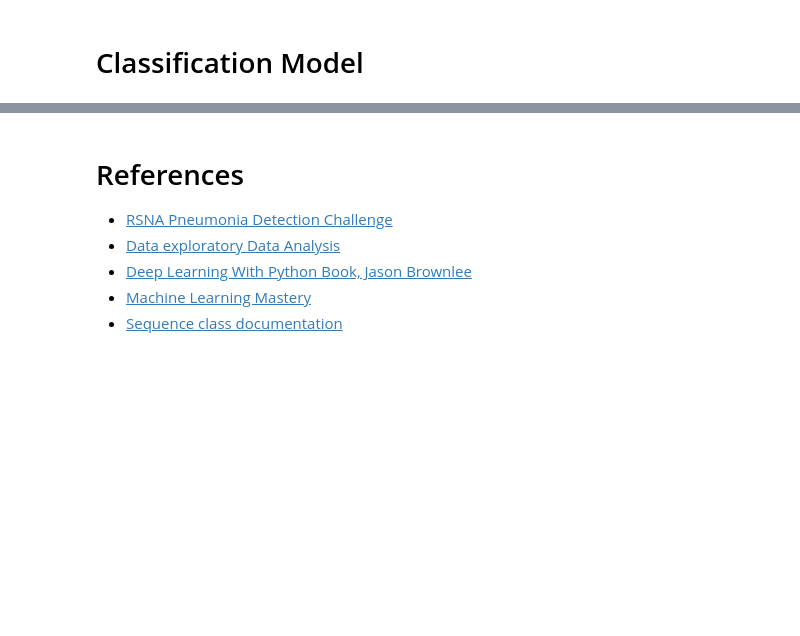
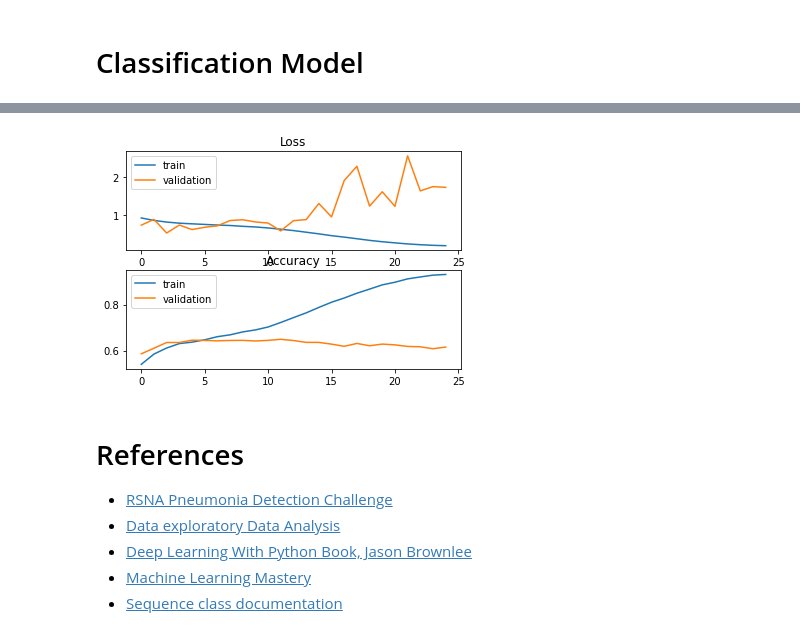
Before and after one commit to omarsayed7/RSNA-Pneumonia-Detection, a Jupyter notebook: RSNA_Pneumonia_Detection.ipynb, the cells around one changed output, grey strips where cells are left out. Cells and saved outputs as stored; diff of their text form; code cells hidden in the pictures; blank space fills up the shorter version.

```diff
--- a/RSNA_Pneumonia_Detection.ipynb
+++ b/RSNA_Pneumonia_Detection.ipynb
@@ -665,18 +700,8 @@ None
 # %%
-#params = {'dim': (32,32,32),
-#          'batch_size': 64,
-#          'n_classes': 6,
-#          'n_channels': 1,
-#          'shuffle': True}
-
-# Generators
-#training_generator = DataGenerator(partition['train'], labels, **params)
-#validation_generator = DataGenerator(partition['validation'], labels, **params)
-
 # Train model on dataset
 model.compile(loss='categorical_crossentropy',
-              optimizer=optimizers.RMSprop(lr=1e-4),
+              optimizer=optimizers.Adam(),
               metrics=['acc'])
-model.fit_generator(generator=train_generator,
-                  validation_data=validation_generator,use_multiprocessing =True)
+history = model.fit_generator(generator=train_generator,
+                  validation_data=validation_generator,use_multiprocessing =True, epochs= 25)
 # %% [output]
@@ -686,3 +725,19 @@ Epoch 1/1
+# %%
+# plot loss during training
+plt.subplot(211)
+plt.title('Loss')
+plt.plot(history.history['loss'], label='train')
+plt.plot(history.history['val_loss'], label='validation')
+plt.legend()
+# plot accuracy during training
+plt.subplot(212)
+plt.title('Accuracy')
+plt.plot(history.history['acc'], label='train')
+plt.plot(history.history['val_acc'], label='validation')
+plt.legend()
+plt.show()
+# %% [output]
+[figure, added]
 # %% [markdown]
 # References
 * [RSNA Pneumonia Detection Challenge](https://www.kaggle.com/c/rsna-pneumonia-detection-challenge?rvi=1)
```
Also changed, not shown: parts of 8 cells of this notebook.
